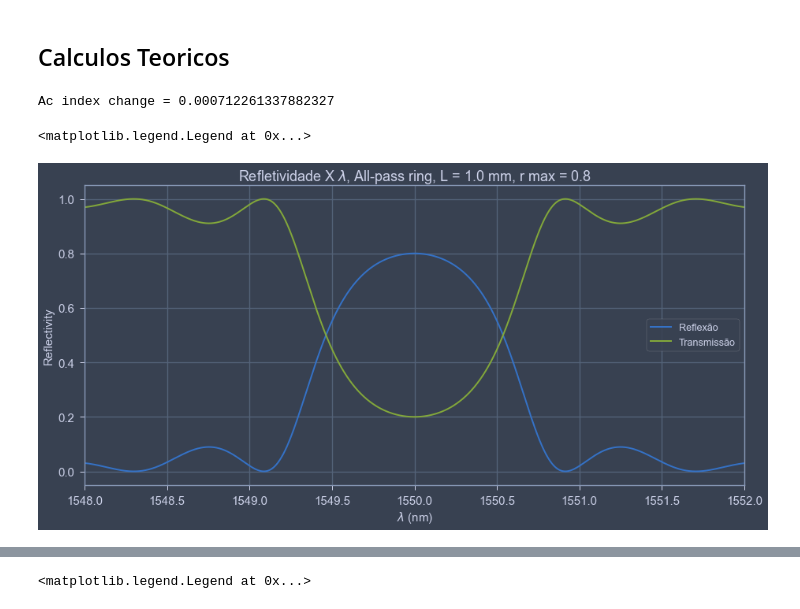
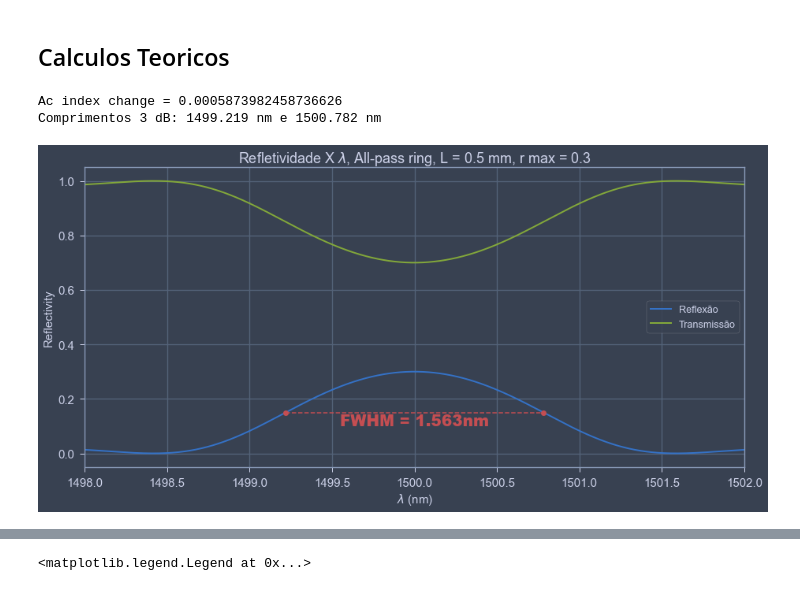
Before and after one commit to LucasLobo7/Bragg-Gratings, a Jupyter notebook: simulations/python/Calculations.ipynb, the cells around one changed output, grey strips where cells are left out. Cells and saved outputs as stored; diff of their text form; code cells hidden in the pictures.

```diff
--- a/simulations/python/Calculations.ipynb
+++ b/simulations/python/Calculations.ipynb
@@ -18,41 +72,46 @@ lumapi = imp.load_source('lumapi','C:\\Program Files\\Lumerical\\v202\\api\\pyth
 # %%
 # Constantes
 
 c = 299792458
 neff = 1.447
-comprimento = np.linspace(1548*1e-9,1552*1e-9,100000)
+comprimento = np.linspace(1498*1e-9,1502*1e-9,100000)
 # Parametros
 
-lambda_ressonancia = 1550e-9
-L = 1e-3
-rmax = 0.8
+lambda_ressonancia = 1500e-9
+L = 0.5e-3
+rmax = 0.3
 
 # Calculos
 sigma_base = 0 # dc coupling
 detuning = 2*np.pi*neff*(1/comprimento - 1/lambda_ressonancia)
 
 sigma = sigma_base + detuning
 kappa = np.arctanh(np.sqrt(rmax))/L
 
 #vindice = kappa*lambda_ressonancia/np.pi
 #kappa = np.pi*vindice/comprimento
-reflexao = (np.sinh(L*csqrt((kappa**2-sigma**2)))**2)/((np.cosh(L*csqrt((kappa**2-sigma**2)))**2) - ((sigma**2)/(kappa**2)))
+reflexao = abs((np.sinh(L*csqrt((kappa**2-sigma**2)))**2)/((np.cosh(L*csqrt((kappa**2-sigma**2)))**2) - ((sigma**2)/(kappa**2))))
 print('Ac index change = {}'.format(kappa*lambda_ressonancia/np.pi))
+
 
 
 plt.plot(comprimento*1e9,reflexao,linewidth=2)
 plt.plot(comprimento*1e9,1-reflexao,linewidth=2)
-plt.xlim(1548,1552)
+plt.xlim(1498,1502)
 plt.xlabel(r'$\lambda$ (nm)',fontsize =15)
 plt.ylabel(r'Reflectivity',fontsize =15)
 plt.xticks(fontsize =15)
 plt.yticks(fontsize =15)
 plt.title(r'Refletividade X $\lambda$'', All-pass ring, L = {} mm, r max = {}'.format(L*1e3,rmax),fontsize =18)
 plt.legend(['Reflexão','Transmissão'])
+
+#fwhm
+
+halfminindex, halfmaxindex = fwhm(comprimento,reflexao)
 # %% [output]
-Ac index change = 0.000712261337882327
+Ac index change = 0.0005873982458736626
+Comprimentos 3 dB: 1499.219 nm e 1500.782 nm
-<matplotlib.legend.Legend at 0x...>
-[figure, old version]
+[figure, new version]
 # %%
 plt.plot(comprimento*1e9,10*np.log10(reflexao),linewidth=2)
 plt.plot(comprimento*1e9,10*np.log10(1-reflexao),linewidth=2)
```
Also changed, not shown: parts of 4 cells of this notebook.
